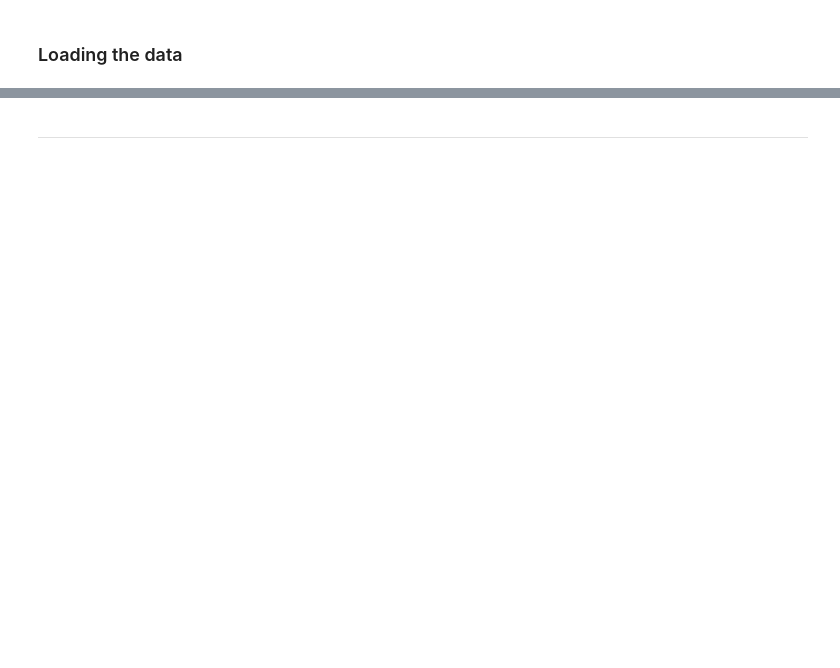
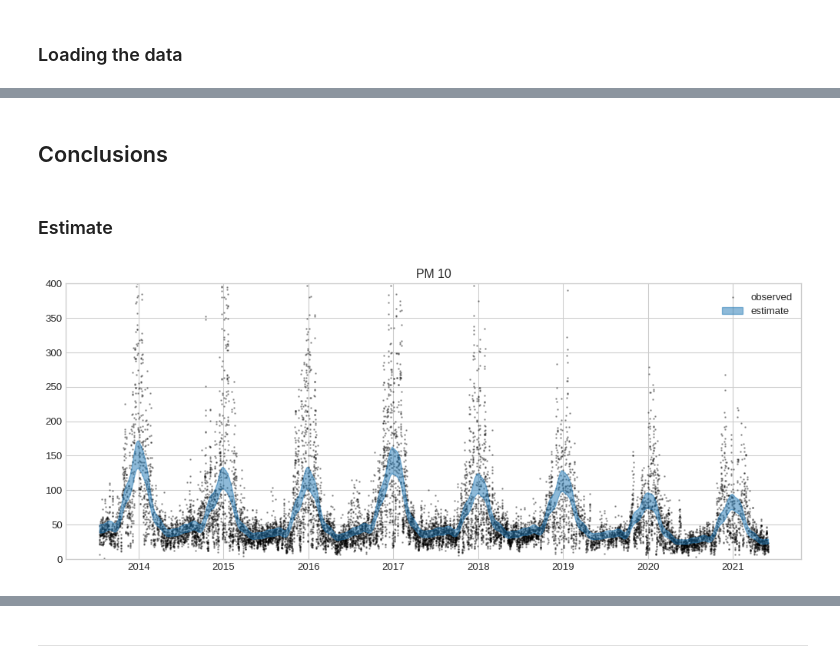
Before and after one commit to petrushev/bayesian-modeling, a Jupyter notebook: 04 air-politution/air-polution.ipynb, the cells around one changed output, grey strips where cells are left out. Cells and saved outputs as stored; diff of their text form; code cells hidden in the pictures; blank space fills up the shorter version.

```diff
--- a/04 air-politution/air-polution.ipynb
+++ b/04 air-politution/air-polution.ipynb
@@ -446,0 +157,27 @@ tmp
+# %% [markdown]
+## Conclusions
+# %% [markdown]
+### Estimate
+# %%
+plt.figure(figsize=(13, 5))
+
+plt.scatter(data.time, data.pm10,
+            marker='.', s=4, color='k', label='observed', alpha=.3)
+
+tmp_dates = data[['time', 'week', 'doy']].drop_duplicates().sort_values('time')
+tmp = az.hdi(
+    np.exp(
+        m1.trace['a'][:, tmp_dates.week]
+        + m1.trace['s'][:, tmp_dates.doy]
+        + m1.trace['rho'].reshape(-1, 1) ** 2 / 2
+    ),
+)
+plt.fill_between(tmp_dates['time'], tmp[:, 0], tmp[:, 1],
+                 color='C0', label='estimate', alpha=.5)
+
+plt.gca().xaxis.set_major_formatter(DateFormatter('%Y'))
+plt.gca().set(title='PM 10', ylim=(0, 400))
+plt.legend()
+None
+# %% [output]
+[figure, added]
```
Also changed, not shown: parts of 61 cells of this notebook, 2 other files.
